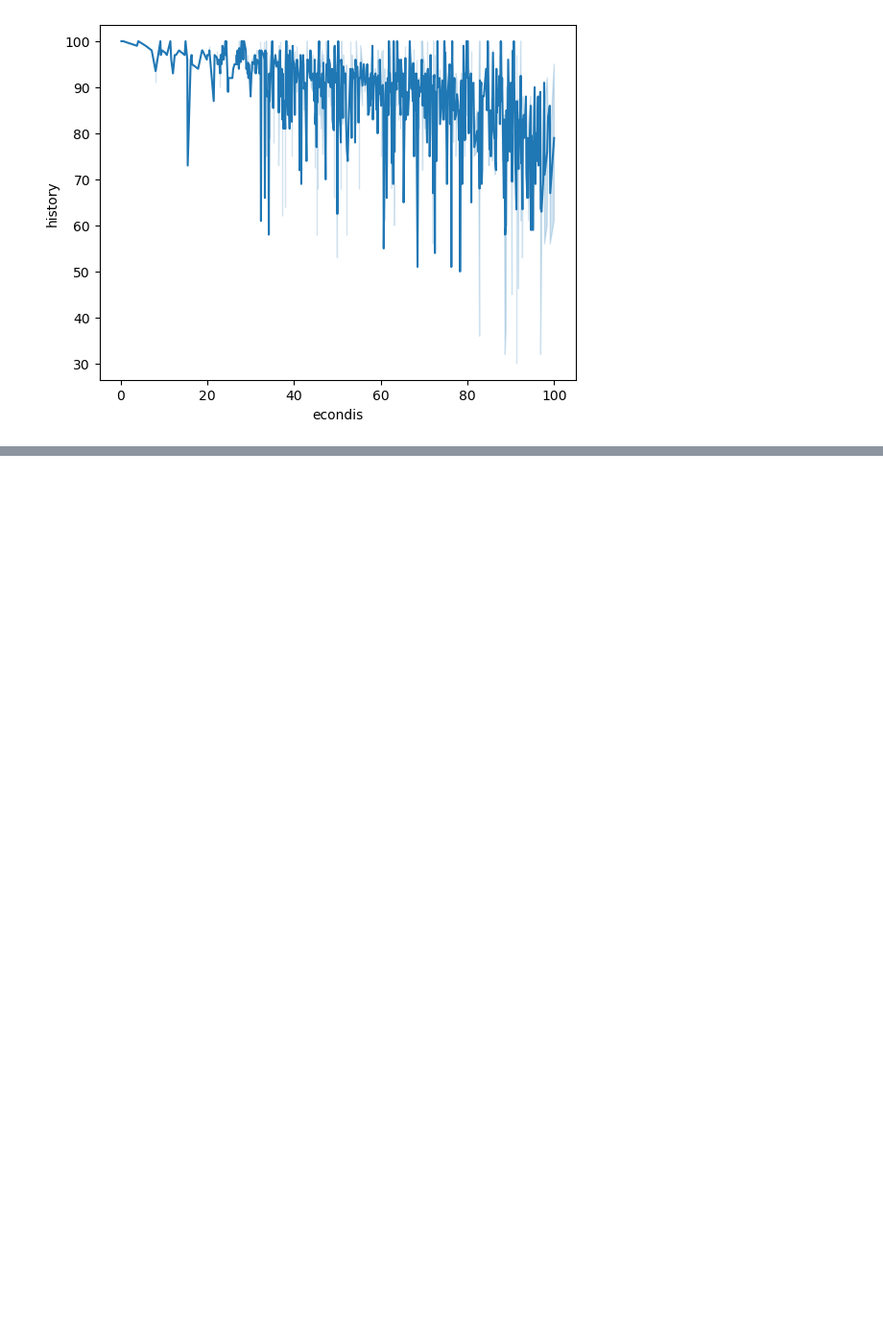
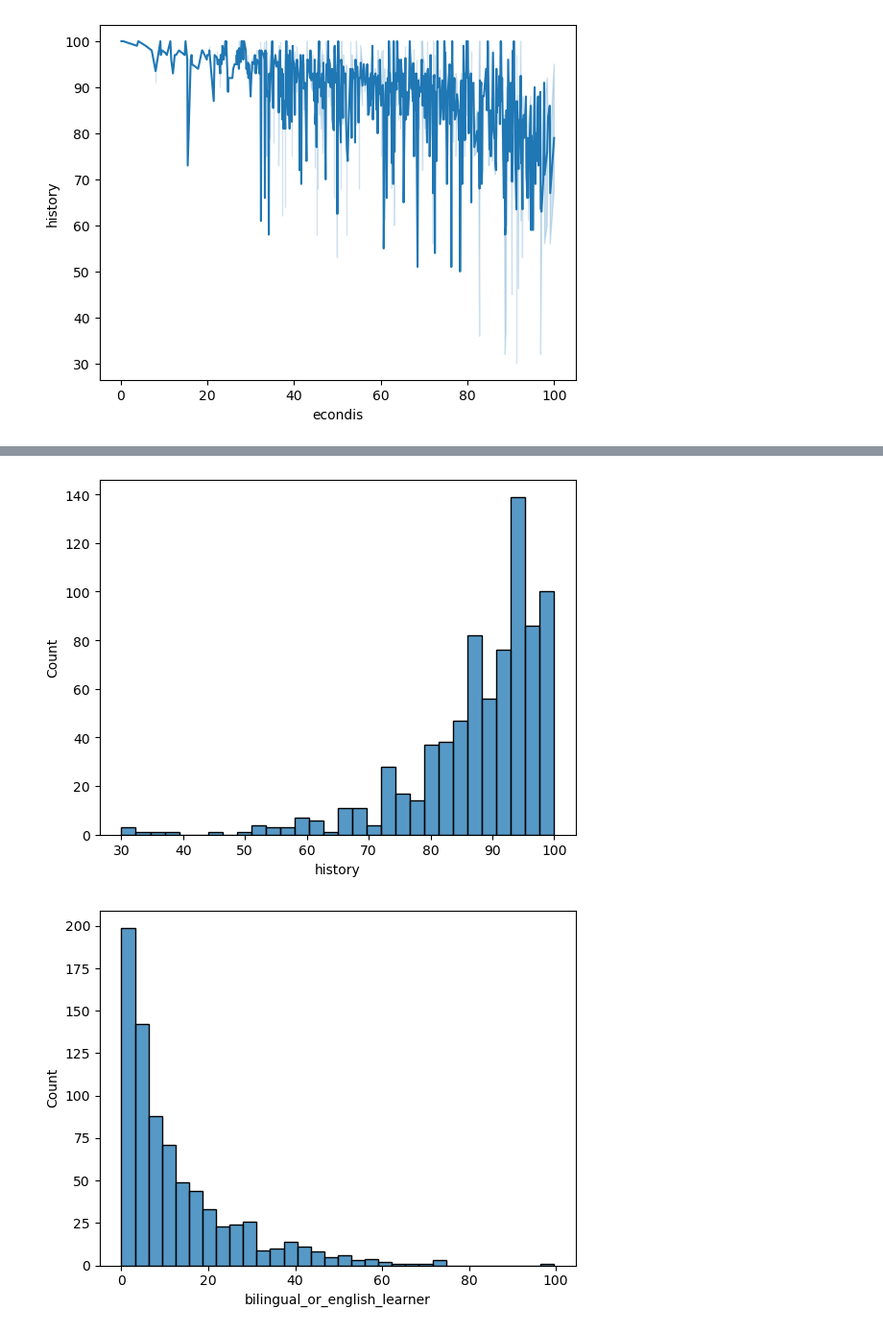
Before and after one commit to college-readiness-preds/capstone_readiness, a Jupyter notebook: stephen_folder/explore.ipynb, the cells around one changed output, grey strips where cells are left out. Shown at 96% size. Cells and saved outputs as stored; diff of their text form; code cells hidden in the pictures; blank space fills up the shorter version.

```diff
--- a/stephen_folder/explore.ipynb
+++ b/stephen_folder/explore.ipynb
@@ -93,0 +183,7 @@ ValueError: Data must be 1-dimensional
+# %%
+for i in train.columns:
+    sns.histplot(train[i])
+    plt.show()
+# %% [output]
+[figure, added]
+[figure, added]
```
Also changed, not shown: parts of 33 cells of this notebook.
